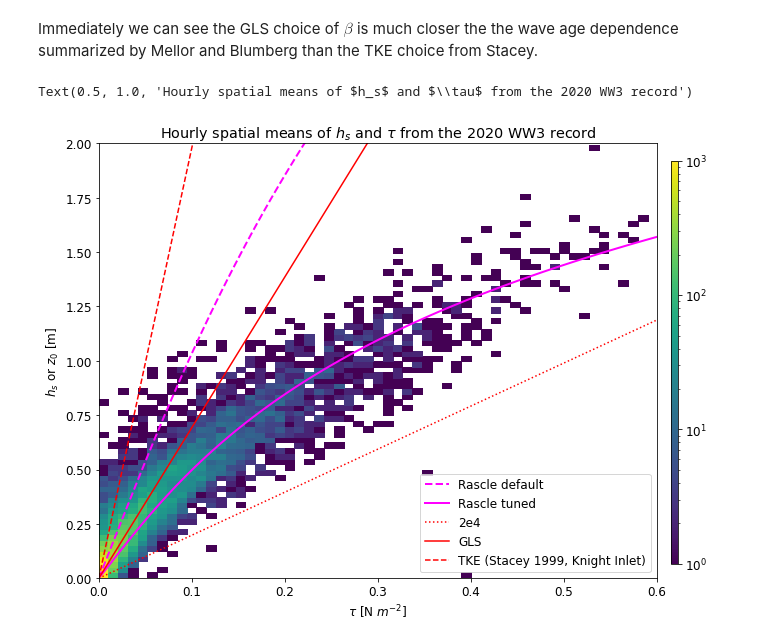
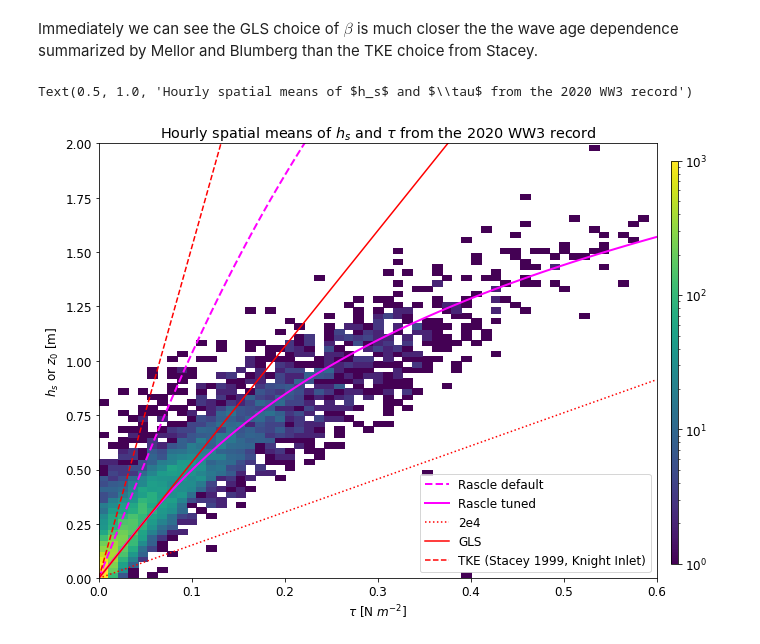
Before and after one commit to SalishSeaCast/analysis-ben, a Jupyter notebook: notebooks/wavemixing.ipynb, the cells around one changed output. Cells and saved outputs as stored; diff of their text form; code cells hidden in the pictures.

```diff
--- a/notebooks/wavemixing.ipynb
+++ b/notebooks/wavemixing.ipynb
@@ -106,21 +106,21 @@ rho_0, g = 1030, 9.81
 # %%
 fig, ax = plt.subplots(figsize=(10, 8))
 _, _, _, c = ax.hist2d(tau[index], Hs[index], bins=100, norm=colors.LogNorm(vmin=1, vmax=1000))
 for fit_coeff, ustar_ref, ls, label in zip([30, 19], [0.3, 0.25], ['--', '-'], ['default', 'tuned']):
     beta = 665 * (fit_coeff * np.tanh(2*ustar_ref/np.sqrt(tau_plot/1.223)))**(1.5)
     z0 = beta * tau_plot / (rho_0 * g)
     ax.plot(tau_plot, z0, ls, color='magenta', lw=2, label=f'Rascle {label}')
 for beta, ls, label in zip([2e4, 7e4, 2e5], [':', '-', '--'], ['2e4', 'GLS', 'TKE (Stacey 1999, Knight Inlet)']):
     z0 = beta * tau_plot / (rho_0 * g)
-    ax.plot(tau_plot, z0, f'r{ls}', label=label)
+    ax.plot(tau_plot, z0/1.3, f'r{ls}', label=label)
 ax.set_xlim([0, 0.6])
 ax.set_ylim([0, 2])
 ax.set_xlabel('$\\tau$ [N $m^{-2}$]')
 ax.set_ylabel('$h_s$ or $z_0$ [m]')
 cax = fig.add_axes([0.92, 0.15, 0.01, 0.7])
 fig.colorbar(c, cax=cax)
 ax.legend(loc=4)
 ax.set_title('Hourly spatial means of $h_s$ and $\\tau$ from the 2020 WW3 record')
 # %% [output]
 Text(0.5, 1.0, 'Hourly spatial means of $h_s$ and $\\tau$ from the 2020 WW3 record')
-[figure, old version]
+[figure, new version]
```
